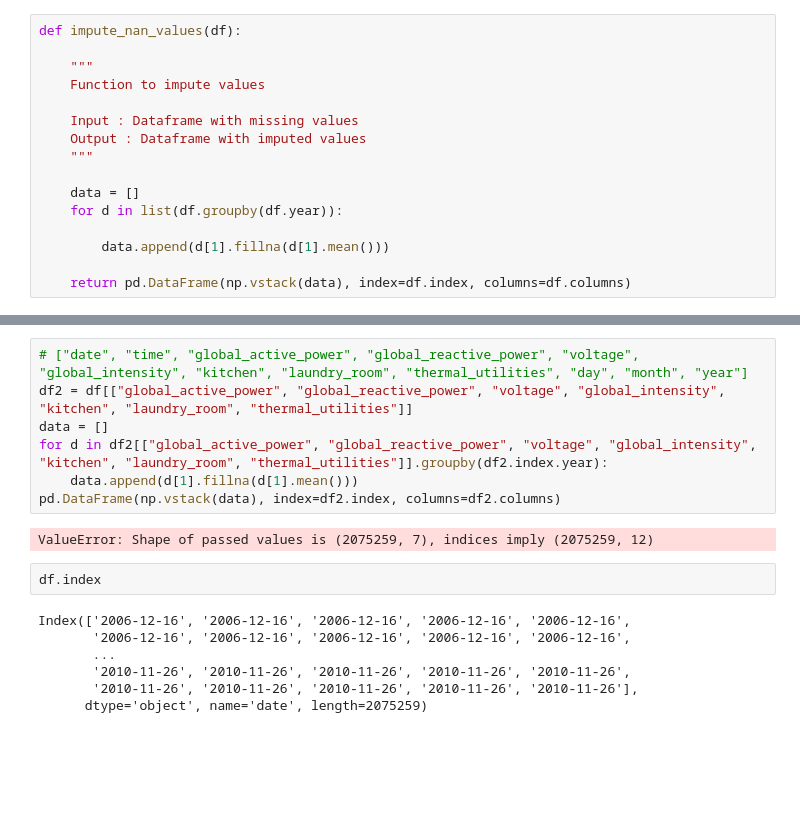
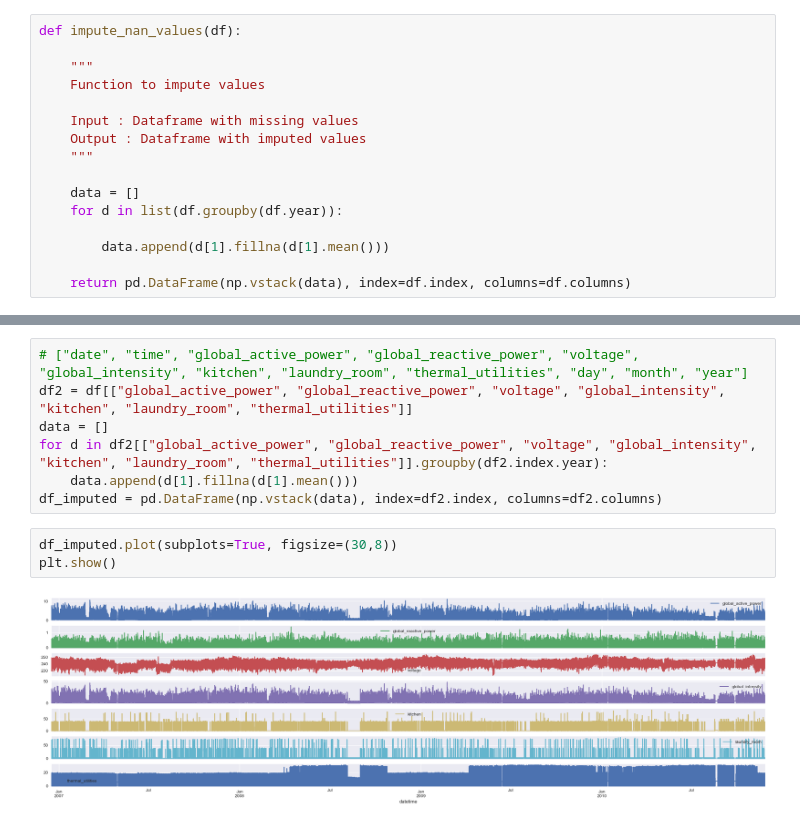
Before and after one commit to erlanggagatum/power-consumption, a Jupyter notebook: notebooks/0.data-exploration-missing-value.ipynb, the cells around one changed output, grey strips where cells are left out. Saved outputs shown, nothing was run; the diff lists cells and outputs as text; blank space fills up the shorter version.

```diff
--- a/notebooks/0.data-exploration-missing-value.ipynb
+++ b/notebooks/0.data-exploration-missing-value.ipynb
@@ -109,15 +109,9 @@ df2 = df[["global_active_power", "global_reactive_power", "voltage", "global_int
 data = []
 for d in df2[["global_active_power", "global_reactive_power", "voltage", "global_intensity", "kitchen", "laundry_room", "thermal_utilities"]].groupby(df2.index.year):
     data.append(d[1].fillna(d[1].mean()))
-pd.DataFrame(np.vstack(data), index=df2.index, columns=df2.columns)
+df_imputed = pd.DataFrame(np.vstack(data), index=df2.index, columns=df2.columns)
-# %% [output]
-ValueError: Shape of passed values is (2075259, 7), indices imply (2075259, 12)
-# %%
-df.index
-# %% [output]
-Index(['2006-12-16', '2006-12-16', '2006-12-16', '2006-12-16', '2006-12-16',
-       '2006-12-16', '2006-12-16', '2006-12-16', '2006-12-16', '2006-12-16',
-       ...
-       '2010-11-26', '2010-11-26', '2010-11-26', '2010-11-26', '2010-11-26',
-       '2010-11-26', '2010-11-26', '2010-11-26', '2010-11-26', '2010-11-26'],
-      dtype='object', name='date', length=2075259)
+# %%
+df_imputed.plot(subplots=True, figsize=(30,8))
+plt.show()
+# %% [output]
+[figure, added]
```
Also changed, not shown: parts of 15 cells of this notebook, 2 other files.
